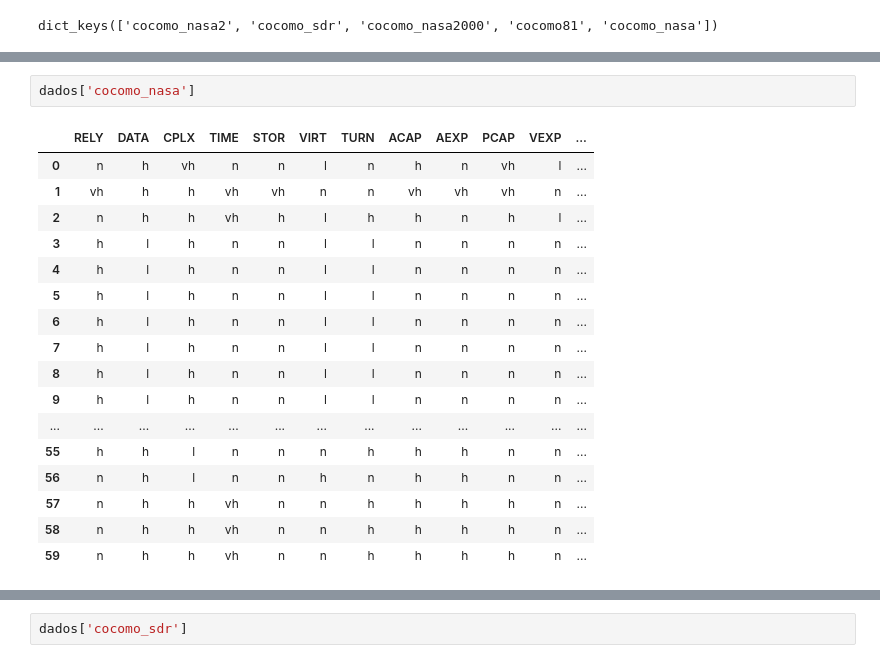
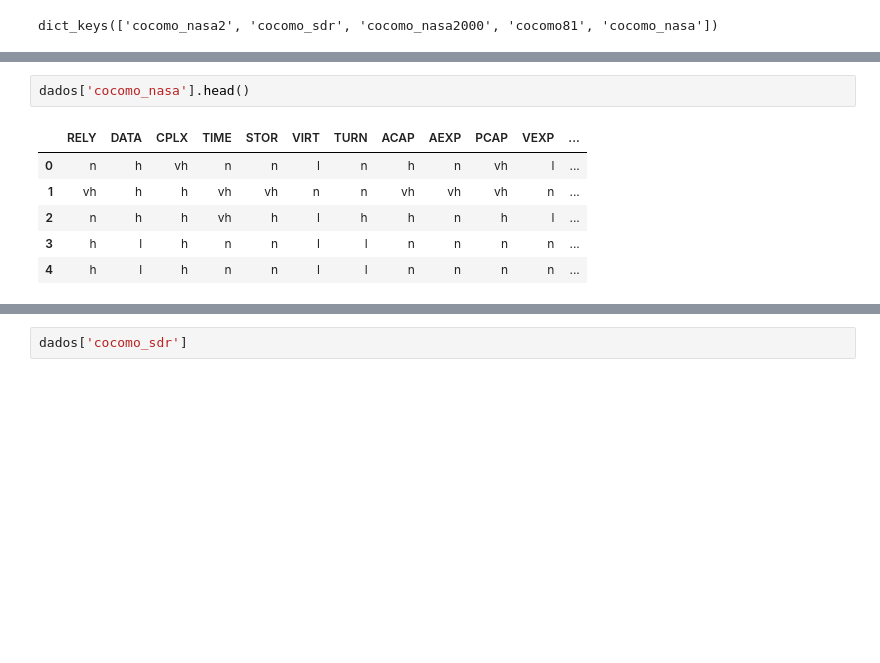
Before and after one commit to Gabrui/estimar-esforco, a Jupyter notebook: estimar-esforco.ipynb, the cells around one changed output, grey strips where cells are left out. Cells and saved outputs as stored; diff of their text form; blank space fills up the shorter version.

```diff
--- a/estimar-esforco.ipynb
+++ b/estimar-esforco.ipynb
@@ -113,21 +60,10 @@ dados['cocomo81']
 # %%
-dados['cocomo_nasa']
+dados['cocomo_nasa'].head()
 # %% [output]
 |  | RELY | DATA | CPLX | TIME | STOR | VIRT | TURN | ACAP | AEXP | PCAP | VEXP | ... |
 | 0 | n | h | vh | n | n | l | n | h | n | vh | l | ... |
 | 1 | vh | h | h | vh | vh | n | n | vh | vh | vh | n | ... |
 | 2 | n | h | h | vh | h | l | h | h | n | h | l | ... |
 | 3 | h | l | h | n | n | l | l | n | n | n | n | ... |
 | 4 | h | l | h | n | n | l | l | n | n | n | n | ... |
-| 5 | h | l | h | n | n | l | l | n | n | n | n | ... |
-| 6 | h | l | h | n | n | l | l | n | n | n | n | ... |
-| 7 | h | l | h | n | n | l | l | n | n | n | n | ... |
-| 8 | h | l | h | n | n | l | l | n | n | n | n | ... |
-| 9 | h | l | h | n | n | l | l | n | n | n | n | ... |
-| ... | ... | ... | ... | ... | ... | ... | ... | ... | ... | ... | ... | ... |
-| 55 | h | h | l | n | n | n | h | h | h | n | n | ... |
-| 56 | n | h | l | n | n | h | n | h | h | n | n | ... |
-| 57 | n | h | h | vh | n | n | h | h | h | h | n | ... |
-| 58 | n | h | h | vh | n | n | h | h | h | h | n | ... |
-| 59 | n | h | h | vh | n | n | h | h | h | h | n | ... |
 # %%
```
Also changed, not shown: parts of 13 cells of this notebook, 6 other files.
